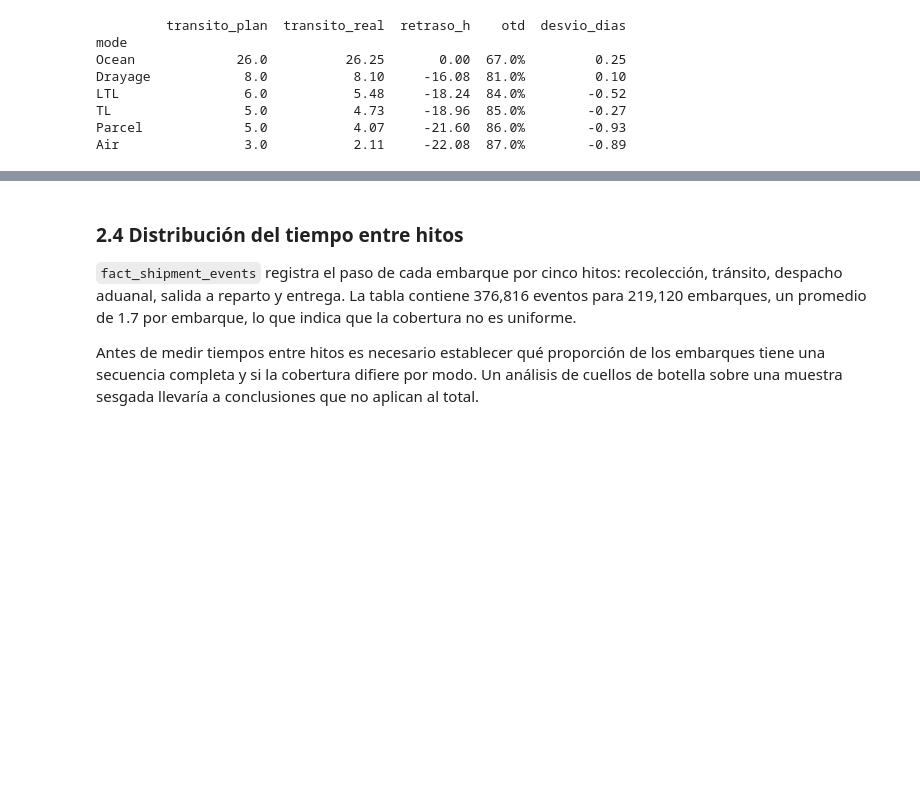
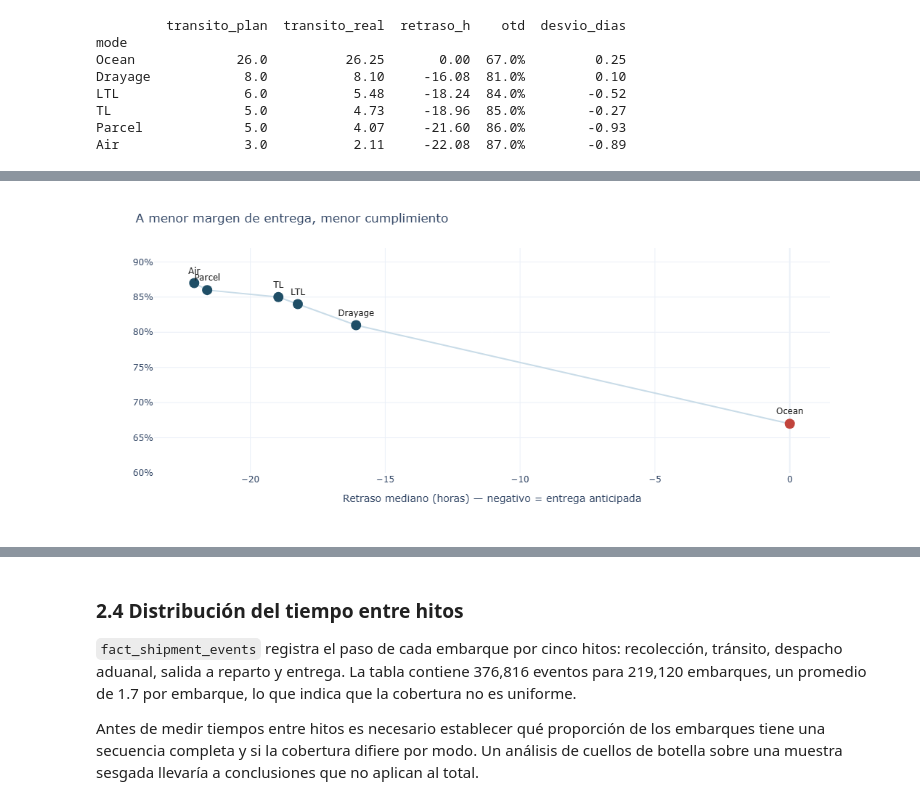
Before and after one commit to sergiocorona0286/transportation-analytics, a Jupyter notebook: notebooks/03_analisis_negocio.ipynb, the cells around one changed output, grey strips where cells are left out. Saved outputs shown, nothing was run; the diff lists cells and outputs as text; code cells hidden in the pictures; blank space fills up the shorter version.

Commit message:
Agrega graficas del bloque 2: Ocean y drayage

```diff
--- a/notebooks/03_analisis_negocio.ipynb
+++ b/notebooks/03_analisis_negocio.ipynb
@@ -560,0 +524,38 @@ una mejora gradual de desempeño.
+# %%
+# --- Grafica 2.2: la relacion margen -> cumplimiento es monotona ---
+# Reutiliza `comp`, ya calculado en la celda anterior.
+plot = comp.reset_index()  # trae 'mode' como columna
+
+fig = go.Figure()
+
+# Linea de tendencia sutil que une los modos ordenados por margen
+plot_ord = plot.sort_values("retraso_h")
+fig.add_trace(go.Scatter(
+    x=plot_ord["retraso_h"], y=plot_ord["otd"],
+    mode="lines", line=dict(color="#C9DCE8", width=2),
+    hoverinfo="skip", showlegend=False,
+))
+
+# Un punto por modo; Ocean en rojo, el resto en azul principal
+colores = ["#C1443C" if m == "Ocean" else "#1F4E66" for m in plot["mode"]]
+fig.add_trace(go.Scatter(
+    x=plot["retraso_h"], y=plot["otd"],
+    mode="markers+text",
+    marker=dict(size=14, color=colores),
+    text=plot["mode"],
+    textposition="top center",
+    textfont=dict(size=12, color="#1A1A1A"),
+    showlegend=False,
+    hovertemplate="<b>%{text}</b><br>Retraso mediano: %{x:.1f} h<br>OTD: %{y:.1%}<extra></extra>",
+))
+
+fig.update_layout(
+    template="plotly_white", height=460,
+    title="A menor margen de entrega, menor cumplimiento",
+    xaxis=dict(title="Retraso mediano (horas) — negativo = entrega anticipada"),
+    yaxis=dict(title="", tickformat=".0%", range=[0.6, 0.92]),
+    margin=dict(t=70),
+)
+fig.show()
+# %% [output]
+[figure, added]
```
Also changed, not shown: parts of 7 cells of this notebook.
